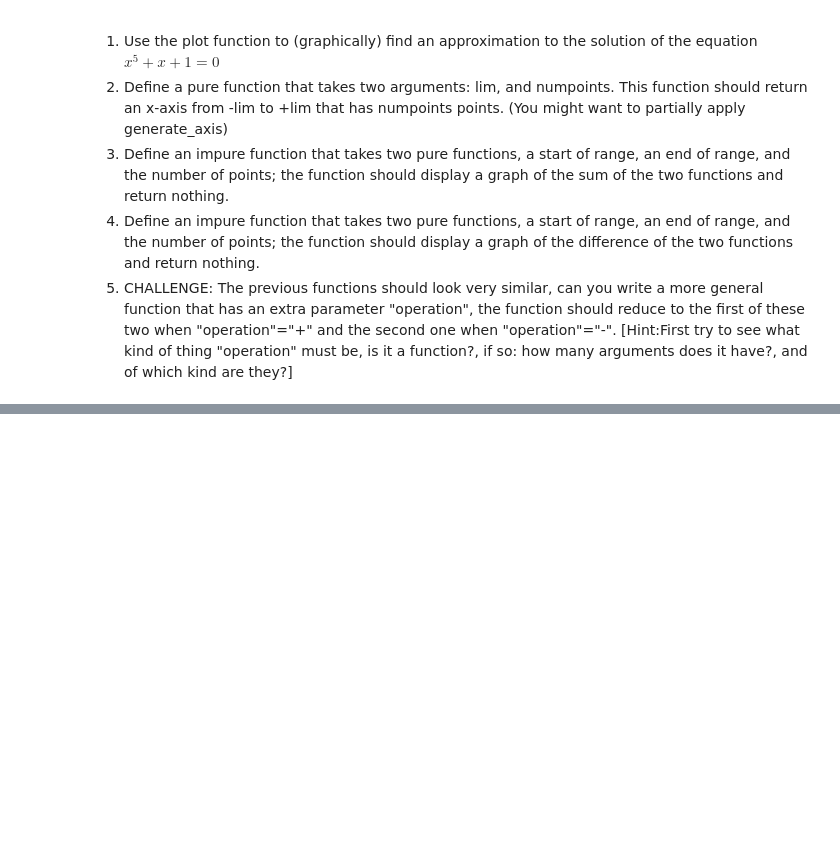
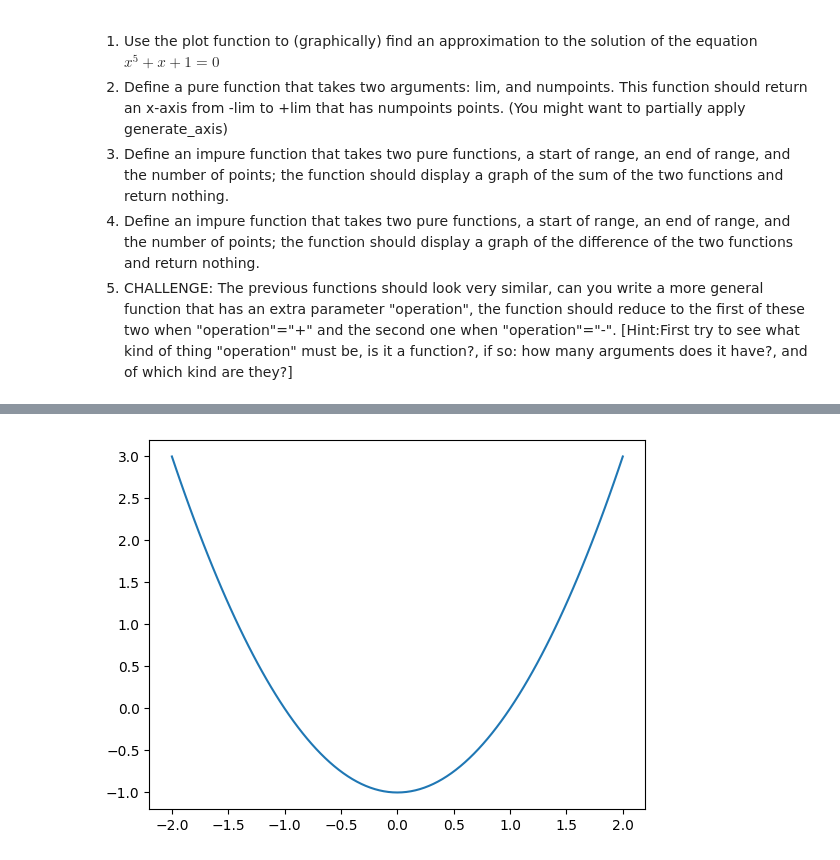
Before and after one commit to augustin101010/PythonClass, a Jupyter notebook: Spring_2024/Functions.ipynb, the cells around one changed output, grey strips where cells are left out. Saved outputs shown, nothing was run; the diff lists cells and outputs as text; code cells hidden in the pictures; blank space fills up the shorter version.

```diff
--- a/Spring_2024/Functions.ipynb
+++ b/Spring_2024/Functions.ipynb
@@ -104,0 +162,14 @@ plot(lambda x : -x-1, -0.75,-0.65)
+# %%
+#idk
+'''homework = lambda x : x**2-1
+
+num_points = 100
+start = -2
+end   = 2
+
+x_axis  = [ start + (end-start)*float(i)/num_points for i in range(num_points+1) ]
+y_axis = [ homework(xs) for xs in x_axis ]
+plt.plot(x_axis,y_axis)
+plt.show()'''
+# %% [output]
+[figure, added]
```
Also changed, not shown: parts of 11 cells of this notebook, 1 other file.
